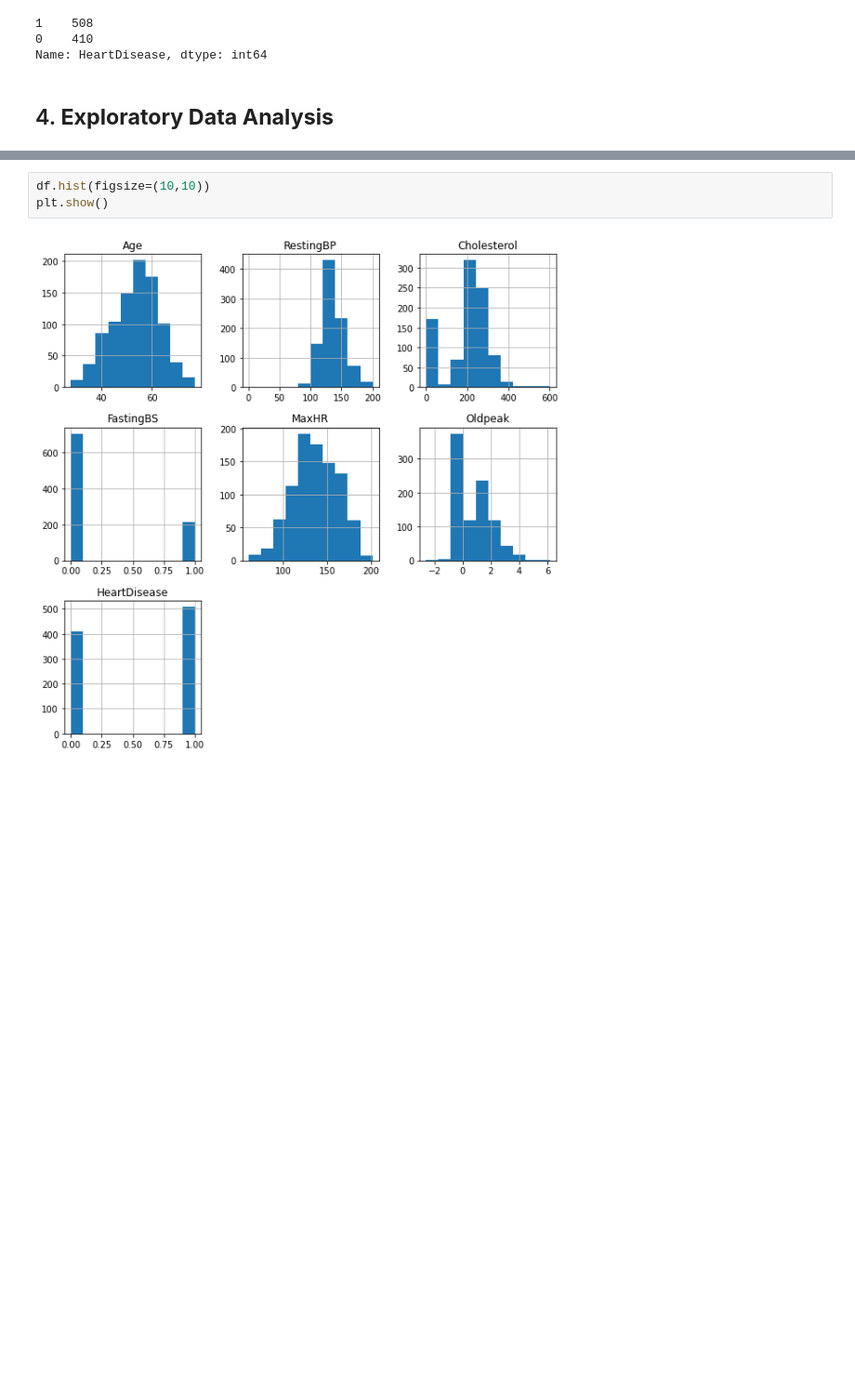
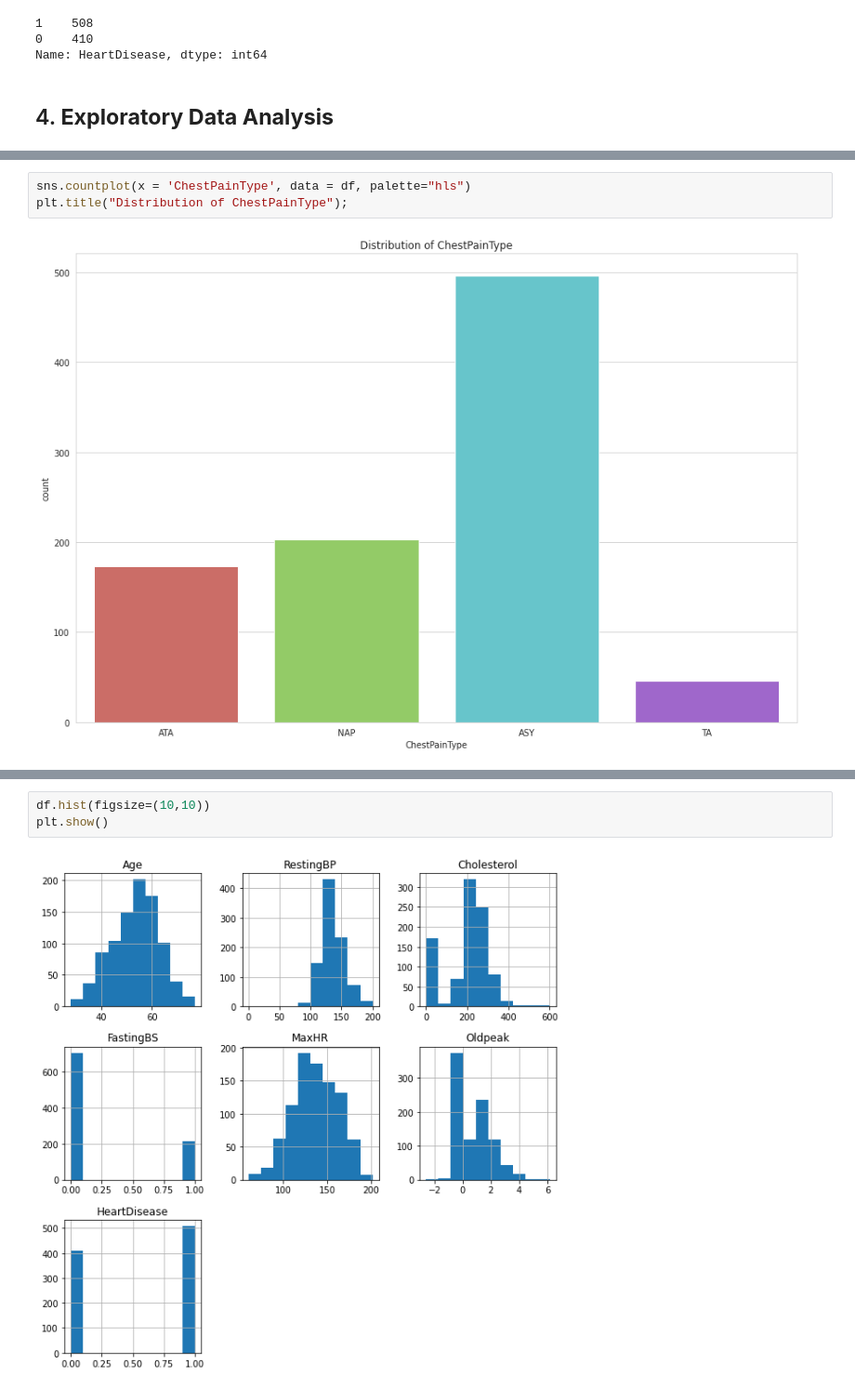
Before and after one commit to Nokulunga77/Heart-Failure-kaggle, a Jupyter notebook: Heart_Failure.ipynb, the cells around one changed output, grey strips where cells are left out. Shown at 93% size. Cells and saved outputs as stored; diff of their text form; blank space fills up the shorter version.

```diff
--- a/Heart_Failure.ipynb
+++ b/Heart_Failure.ipynb
@@ -115,0 +128,5 @@ Name: HeartDisease, dtype: int64
+# %%
+sns.countplot(x = 'ChestPainType', data = df, palette="hls")
+plt.title("Distribution of ChestPainType");
+# %% [output]
+[figure, added]
```
Also changed, not shown: parts of 4 cells of this notebook.
